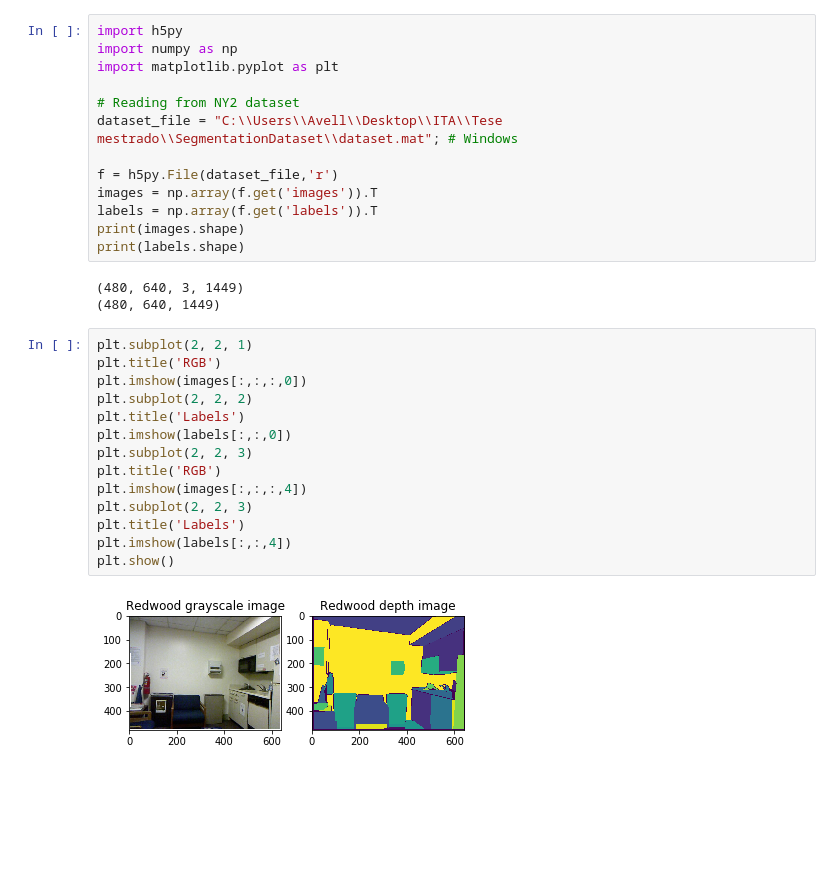
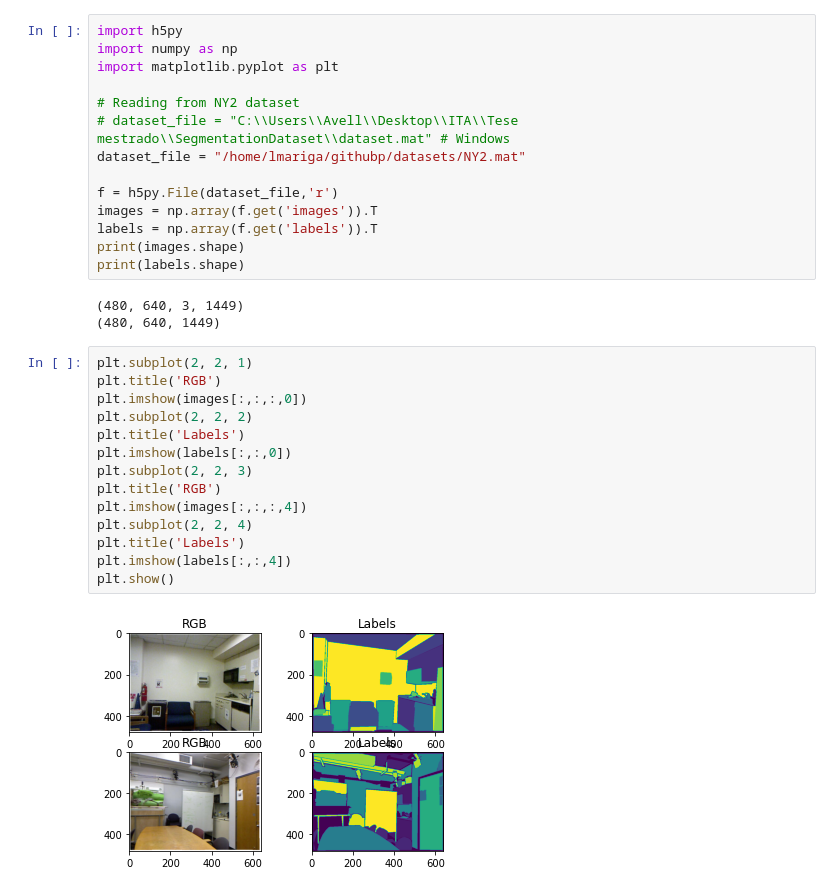
Before and after one commit to Intelligent-Machines-Lab/Omni_3D, a Jupyter notebook: Semantic_segmentation/semantic_cnn.ipynb, the cells around one changed output. Drawn from its saved outputs; the diff is of its cells as text; blank space fills up the shorter version.

```diff
--- a/Semantic_segmentation/semantic_cnn.ipynb
+++ b/Semantic_segmentation/semantic_cnn.ipynb
@@ -4,7 +4,8 @@ import numpy as np
 import matplotlib.pyplot as plt
 
 # Reading from NY2 dataset
-dataset_file = "C:\\Users\\Avell\\Desktop\\ITA\\Tese mestrado\\SegmentationDataset\\dataset.mat"; # Windows
+# dataset_file = "C:\\Users\\Avell\\Desktop\\ITA\\Tese mestrado\\SegmentationDataset\\dataset.mat" # Windows
+dataset_file = "/home/lmariga/githubp/datasets/NY2.mat"
 
 f = h5py.File(dataset_file,'r')
 images = np.array(f.get('images')).T
@@ -17,16 +18,16 @@ print(labels.shape)
 # %%
 plt.subplot(2, 2, 1)
 plt.title('RGB')
 plt.imshow(images[:,:,:,0])
 plt.subplot(2, 2, 2)
 plt.title('Labels')
 plt.imshow(labels[:,:,0])
 plt.subplot(2, 2, 3)
 plt.title('RGB')
 plt.imshow(images[:,:,:,4])
-plt.subplot(2, 2, 3)
+plt.subplot(2, 2, 4)
 plt.title('Labels')
 plt.imshow(labels[:,:,4])
 plt.show()
 # %% [output]
-[figure, old version]
+[figure, new version]
```
